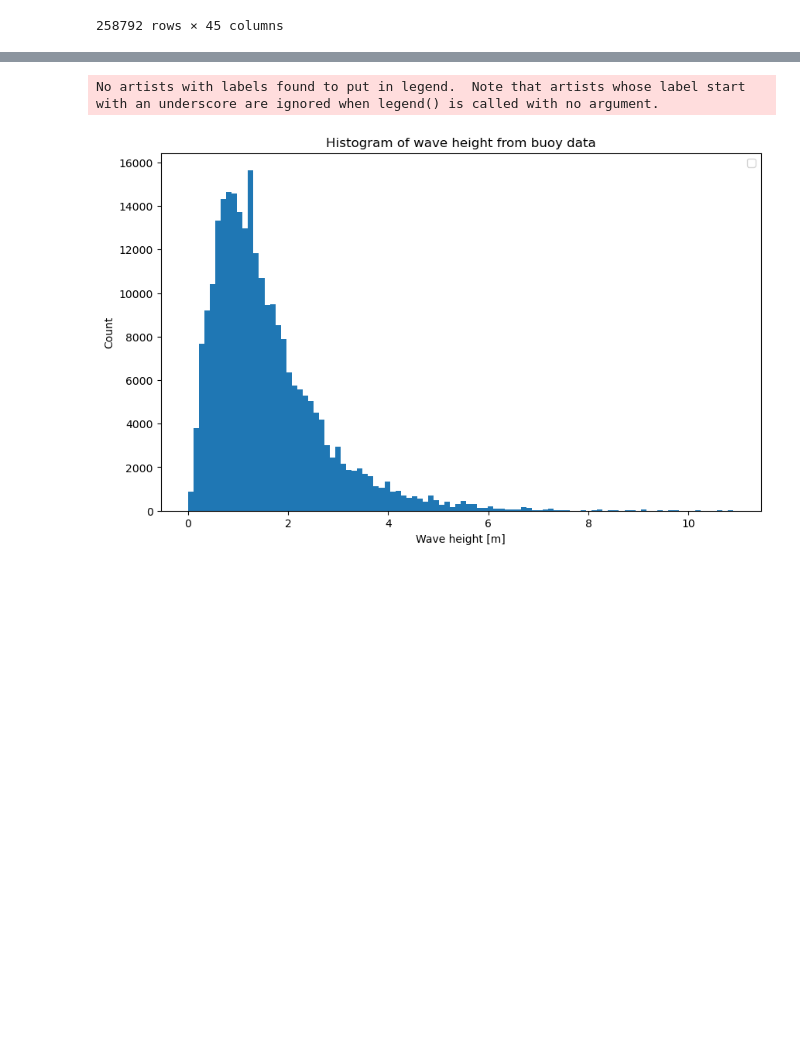
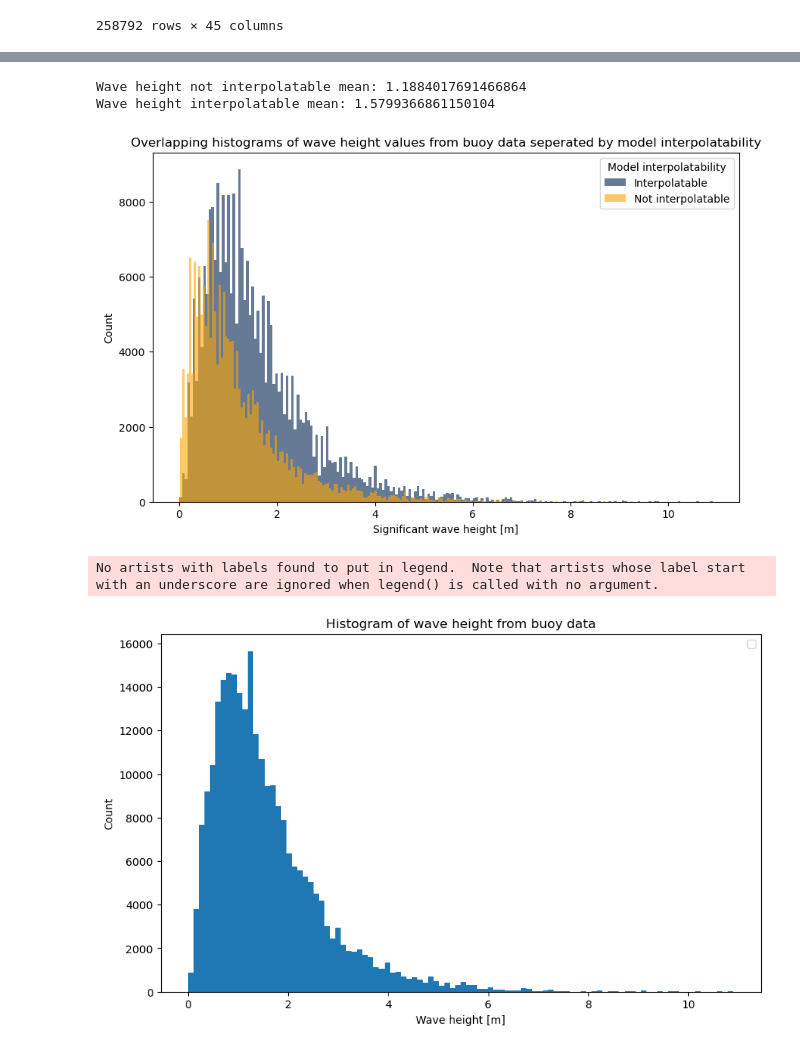
Before and after one commit to SEE-GEO/sarssw, a Jupyter notebook: model_bouy_comparison/model_bouy_comparison_analysis_report.ipynb, the cells around one changed output, grey strips where cells are left out. Cells and saved outputs as stored; diff of their text form; code cells hidden in the pictures; blank space fills up the shorter version.

```diff
--- a/model_bouy_comparison/model_bouy_comparison_analysis_report.ipynb
+++ b/model_bouy_comparison/model_bouy_comparison_analysis_report.ipynb
@@ -23,6 +23,15 @@ import utilities.plots_metrics as pm
 reload(pm)
 # %% [output]
 <module 'utilities.plots_metrics' from '/home/sarssw/filip/sarssw/model_bouy_comparison/../utilities/plots_metrics.py'>
+# %%
+def overlappling_hist(data_source_1, data_source_1_label, data_source_2, data_source_2_label, title, x_label, legend_title="Data source", bins = 100, alpha=0.6, y_label='Count'):
+    fig, ax = plt.subplots(1, 1, figsize=(10, 6))
+    ax.hist(data_source_1, bins=bins, alpha=alpha, label=data_source_1_label, color=plt.get_cmap('cividis')(0))
+    ax.hist(data_source_2, bins=bins, alpha=alpha, label=data_source_2_label, color='orange')
+    ax.set_title(title)
+    ax.set_xlabel(x_label)
+    ax.set_ylabel(y_label)
+    ax.legend(title=legend_title)
 # %%
 def scatterplot_and_heatmaps(df, name_text, unit, alpha=0.01, bouy_variable_column='bouy_variable_value', model_varialbe_column='model_value'):
     fig, axs = plt.subplots(3, 1, figsize=(10, 15))
@@ -169,7 +178,9 @@ Attributes:
     history:      2023-02-21 12:23:29 GMT by grib_to_netcdf-2.25.1: /opt/ecmw...
 # %%
 bouy_swh_feature_labels['swh_model_value'] = swh_model_result['swh'].values
-bouy_swh_feature_labels = bouy_swh_feature_labels[~bouy_swh_feature_labels['swh_model_value'].isna()]
+nan_filter = bouy_swh_feature_labels['swh_model_value'].isna()
+bouy_swh_feature_labels_nan_model = bouy_swh_feature_labels[nan_filter]
+bouy_swh_feature_labels = bouy_swh_feature_labels[~nan_filter]
 bouy_swh_feature_labels
 # %% [output]
 A value is trying to be set on a copy of a slice from a DataFrame.
@@ -193,3 +220,11 @@ See the caveats in the documentation: https://pandas.pydata.org/pandas-docs/stab
+# %%
+print(f"Wave height not interpolatable mean: {bouy_swh_feature_labels_nan_model['SWH_value'].mean()}")
+print(f"Wave height interpolatable mean: {bouy_swh_feature_labels['SWH_value'].mean()}")
+overlappling_hist(bouy_swh_feature_labels['SWH_value'], 'Interpolatable', bouy_swh_feature_labels_nan_model['SWH_value'], 'Not interpolatable', 'Overlapping histograms of wave height values from buoy data seperated by model interpolatability', 'Significant wave height [m]', legend_title="Model interpolatability", bins=200)
+# %% [output]
+Wave height not interpolatable mean: 1.1884017691466864
+Wave height interpolatable mean: 1.5799366861150104
+[figure, added]
 # %%
 pm.my_histogram(bouy_swh_feature_labels['SWH_value'], "Histogram of wave height from buoy data", "Significant wave height [m]")
 # %% [output]
```
Also changed, not shown: parts of 2 cells of this notebook, 1 other file.
